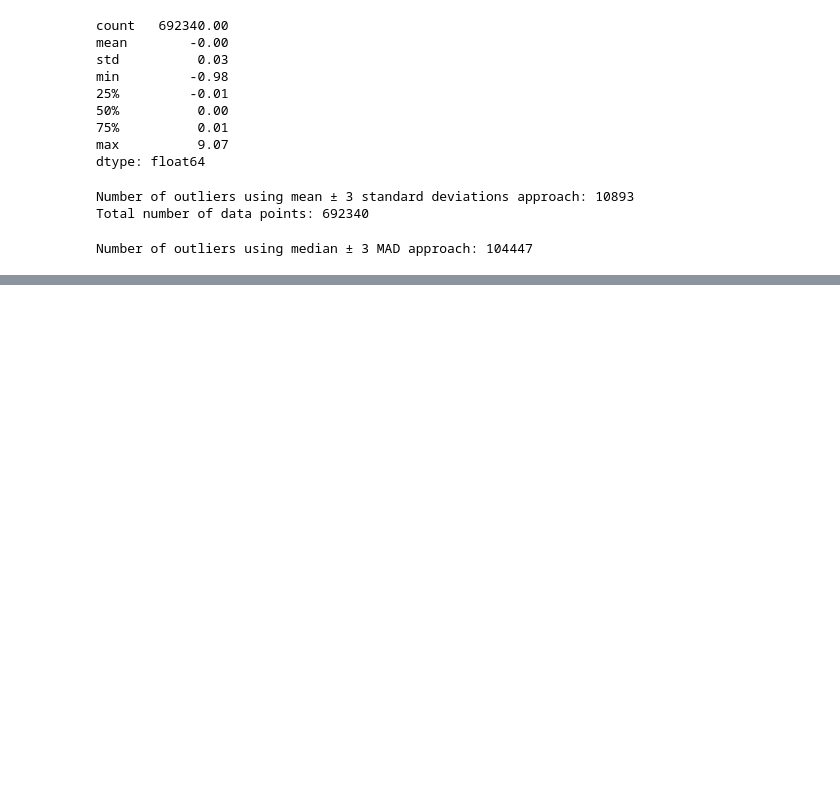
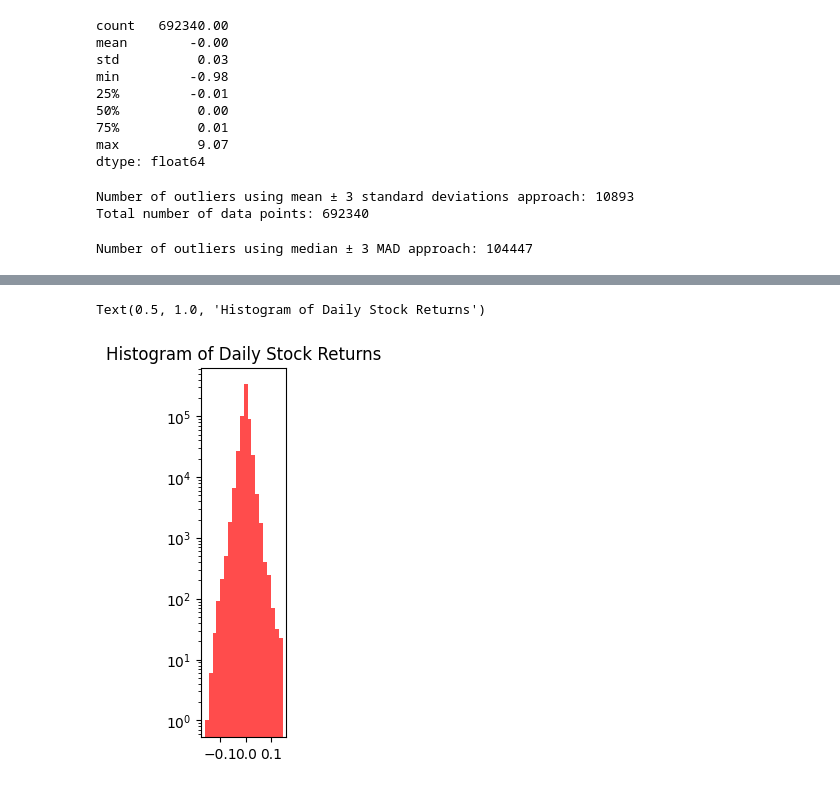
Before and after one commit to balmeru/Stock-Returns-Analysis, a Jupyter notebook: 1.ipynb, the cells around one changed output, grey strips where cells are left out. Drawn from its saved outputs; the diff is of its cells as text; code cells hidden in the pictures; blank space fills up the shorter version.

```diff
--- a/1.ipynb
+++ b/1.ipynb
@@ -486,0 +525,12 @@ Number of outliers using median ± 3 MAD approach: 104447
+# %%
+import pandas as pd
+import numpy as np
+import matplotlib.pyplot as plt
+stacked_daily_returns_outliers_removed2 = outliers_removed_df2.stack()
+plt.subplot(1, 5, 5)
+plt.hist(stacked_daily_returns_outliers_removed2.dropna(), bins=20, color='red', alpha=0.7)
+plt.yscale('log')  # Set y-axis to logarithmic scale
+plt.title('Histogram of Daily Stock Returns')
+# %% [output]
+Text(0.5, 1.0, 'Histogram of Daily Stock Returns')
+[figure, added]
```
Also changed, not shown: parts of 11 cells of this notebook, 1 other file.
